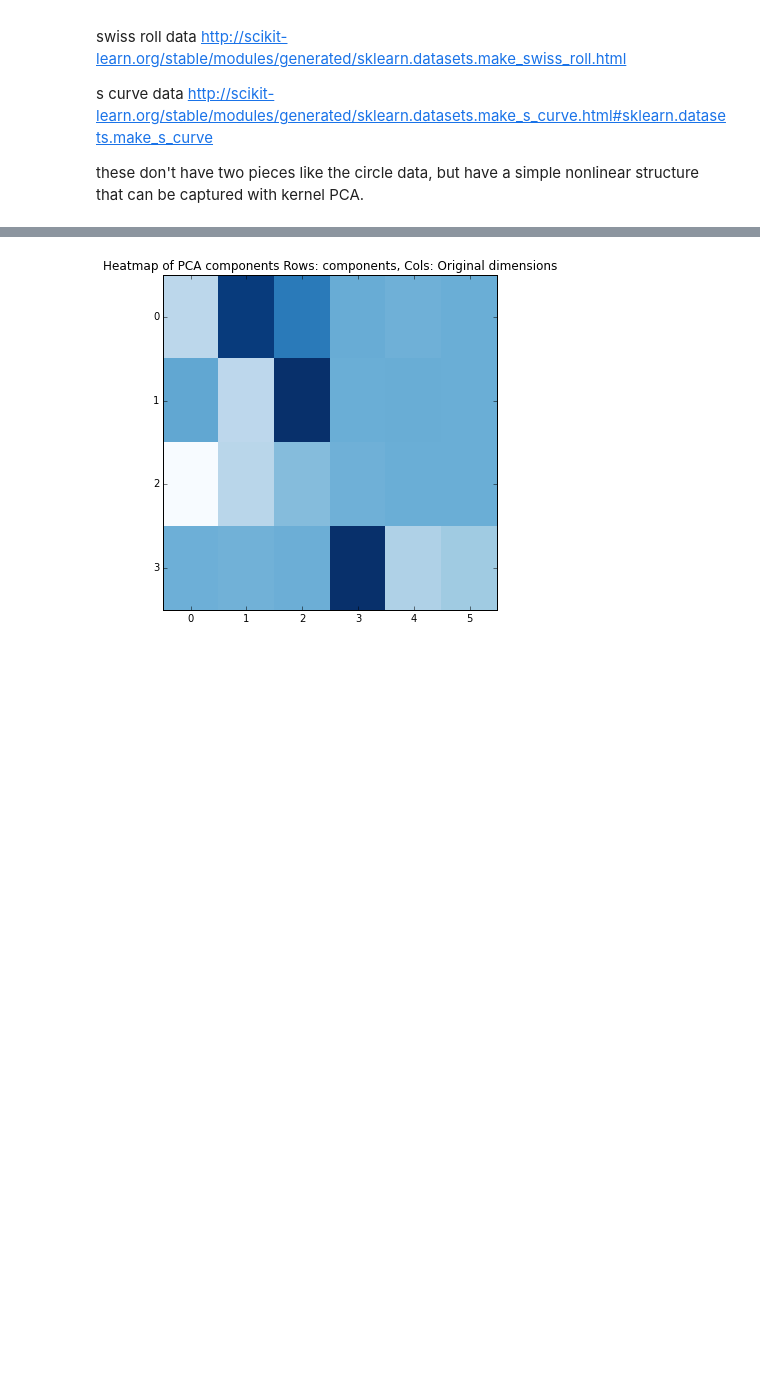
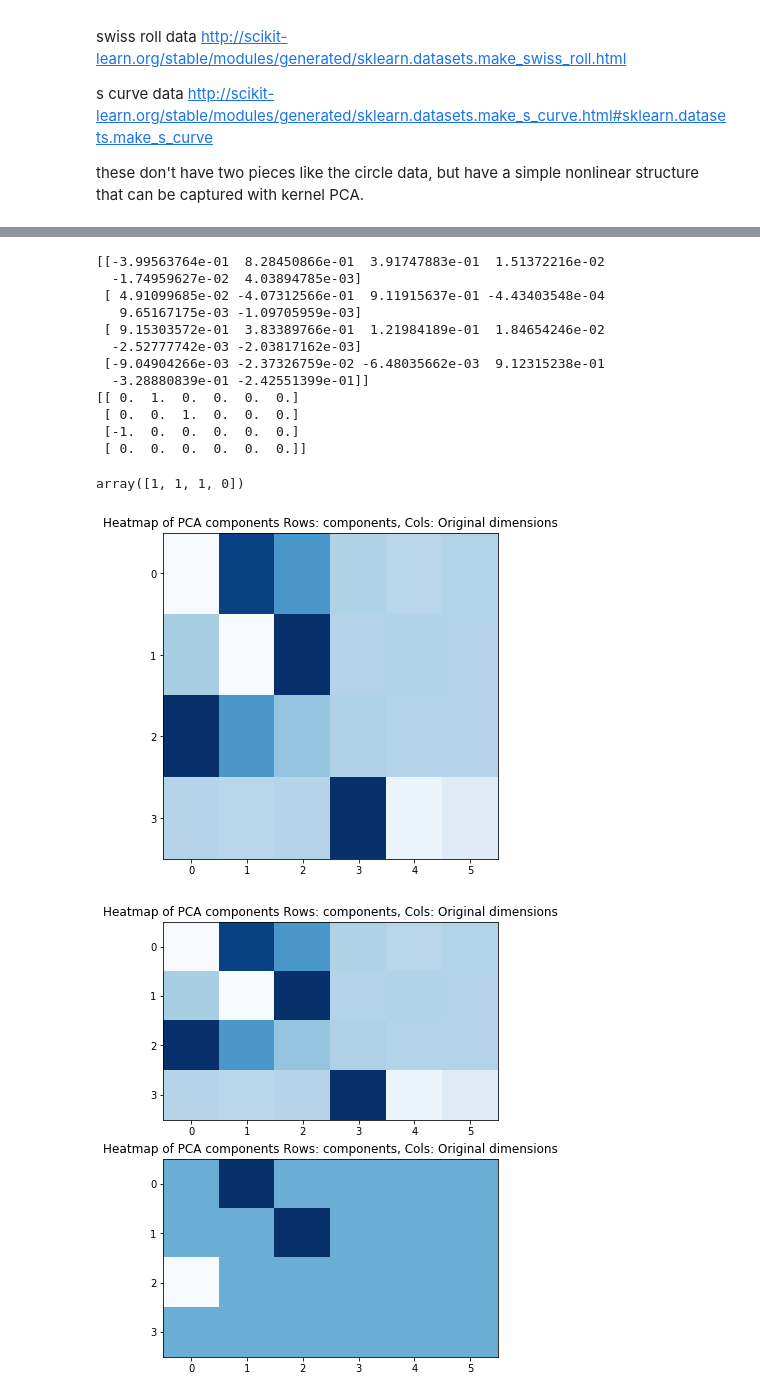
Before and after one commit to ysalomon/ucb-w207-applied-ml, a Jupyter notebook: tutorials/week11-PCA.ipynb, the cells around one changed output, grey strips where cells are left out. Saved outputs shown, nothing was run; the diff lists cells and outputs as text; code cells hidden in the pictures; blank space fills up the shorter version.

```diff
--- a/tutorials/week11-PCA.ipynb
+++ b/tutorials/week11-PCA.ipynb
@@ -61,7 +62,7 @@ def visualize_pca_comps_heatmap(plot, comps):
 # small sample data set and PCA process
 np.random.seed(42)
 
-covar = 7
+covar = 0
 dat_low = np.random.multivariate_normal([0, 0], [[10, covar], [covar, 10]], 1000)
 
 plt.figure(figsize=(12, 6))
@@ -75,9 +76,9 @@ n_comp = 2
 pca_mod = PCA(n_components = n_comp)
 pca_mod.fit(dat_low)
 
-print 'Explained variance ratio: \n', pca_mod.explained_variance_ratio_
-print 'Cumulative explained variance: \n', np.cumsum(pca_mod.explained_variance_ratio_)
-print 'PCA components: \n', pca_mod.components_
+print('Explained variance ratio: \n', pca_mod.explained_variance_ratio_)
+print('Cumulative explained variance: \n', np.cumsum(pca_mod.explained_variance_ratio_))
+print('PCA components: \n', pca_mod.components_)
 
 p2 = plt.subplot(1, 2, 2)
 visualize_pca_comps_heatmap(p2, pca_mod.components_)
@@ -214,34 +277,69 @@ def make_independent_data_with_extra_dimensions(dimension=3, extra=1, n=1000):
     dat_i_e = np.random.multivariate_normal([100 for i in range(extra)],
                                             covar_e, n)
 
     return np.hstack((dat_i, dat_i_e))
 
 def make_two_component_data_set(d_comp_1, d_comp_2, n=1000):
-    comp_1 = np.zeros([d_comp_1, d_comp_1]) + 10
+    comp_1 = np.zeros([d_comp_1, d_comp_1]) + 5
     comp_1 = comp_1 + np.diag([1 for i in range(d_comp_1)])
 
-    comp_2 = np.zeros([d_comp_2, d_comp_2]) + 10
+    comp_2 = np.zeros([d_comp_2, d_comp_2]) + 5
     comp_2 = comp_2 + np.diag([1 for i in range(d_comp_2)])
 
     covar = sp.linalg.block_diag(comp_1, comp_2)
 
     dat = np.random.multivariate_normal([0 for i in range(d_comp_1 + d_comp_2)],
                                         covar, n)
 
     return dat
 
 
 dat = make_independent_data_with_extra_dimensions(3, 3)
 dat_two_comp = make_two_component_data_set(2, 2)
 
 plt.figure(figsize=(6, 6))
 n_comp = 4
 pca_mod = PCA(n_components = n_comp)
 pca_mod.fit(dat)
 p1 = plt.subplot(1, 1, 1)
 visualize_pca_comps_heatmap(p1, pca_mod.components_)
 
-# python hint: you find the number of nonzero values per row / column:
+# python hint: find the number of nonzero values per row / column:
 # np.sum(mat != 0, 1) <- per row
+
+## solutions:
+
+plt.figure(figsize=(6, 8))
+n_comp = 4
+pca_mod = PCA(n_components = n_comp)
+pca_mod.fit(dat)
+
+p1 = plt.subplot(2, 1, 1)
+visualize_pca_comps_heatmap(p1, pca_mod.components_)
+
+# change alpha and watch as dimensions get dropped
+spca = SparsePCA(n_components = n_comp, alpha=100, tol=0.1, normalize_components=True)
+spca.fit(dat)
+
+p2 = plt.subplot(2, 1, 2)
+visualize_pca_comps_heatmap(p2, spca.components_)
+
+print(pca_mod.components_)
+print(spca.components_)
+np.sum(spca.components_ != 0 * 1, 1)
 # %% [output]
+[[-3.99563764e-01  8.28450866e-01  3.91747883e-01  1.51372216e-02
+  -1.74959627e-02  4.03894785e-03]
+ [ 4.91099685e-02 -4.07312566e-01  9.11915637e-01 -4.43403548e-04
+   9.65167175e-03 -1.09705959e-03]
+ [ 9.15303572e-01  3.83389766e-01  1.21984189e-01  1.84654246e-02
+  -2.52777742e-03 -2.03817162e-03]
+ [-9.04904266e-03 -2.37326759e-02 -6.48035662e-03  9.12315238e-01
+  -3.28880839e-01 -2.42551399e-01]]
+[[ 0.  1.  0.  0.  0.  0.]
+ [ 0.  0.  1.  0.  0.  0.]
+ [-1.  0.  0.  0.  0.  0.]
+ [ 0.  0.  0.  0.  0.  0.]]
+array([1, 1, 1, 0])
-[figure, old version]
+[figure, new version]
+[figure, added]
```
Also changed, not shown: parts of 7 cells of this notebook, 5 other files.
